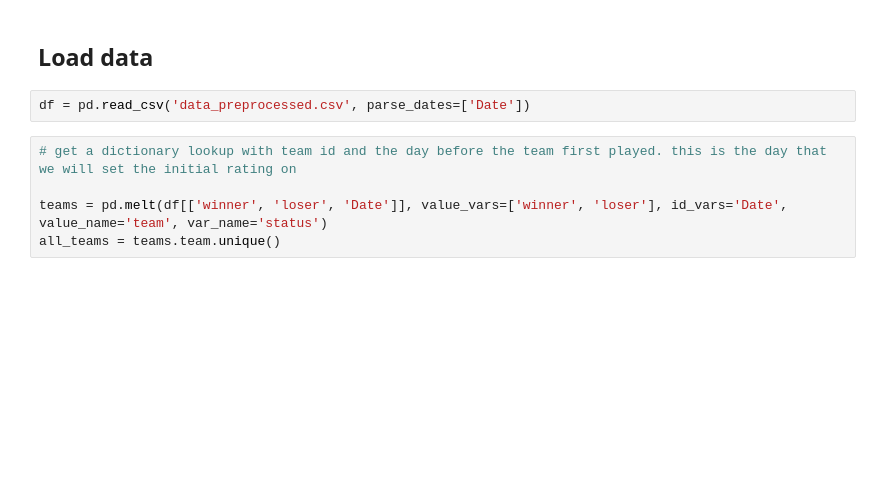
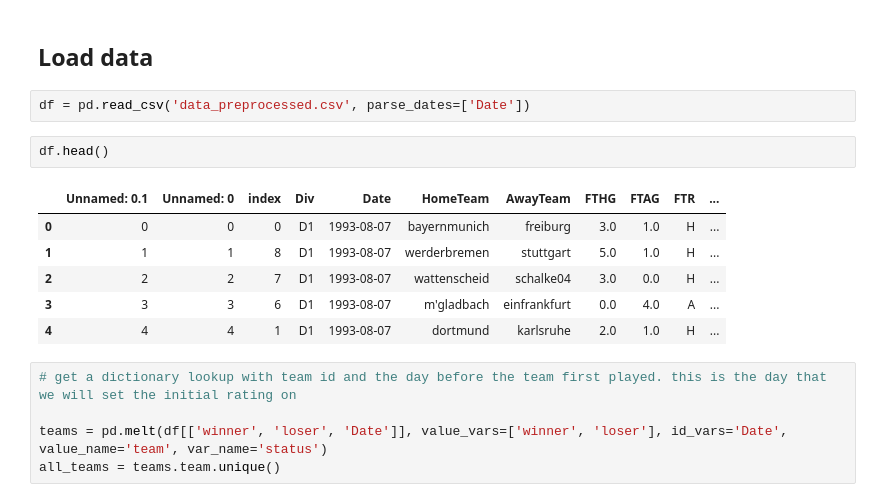
Before and after one commit to drdarina/datalift_workshop, a Jupyter notebook: workbook_elo.ipynb, the cells around one changed output. Saved outputs shown, nothing was run; the diff lists cells and outputs as text; blank space fills up the shorter version.

```diff
--- a/workbook_elo.ipynb
+++ b/workbook_elo.ipynb
@@ -24,6 +21,15 @@ plt.rcParams["figure.titlesize"] = 20
 ## Load data
 # %%
 df = pd.read_csv('data_preprocessed.csv', parse_dates=['Date'])
+# %%
+df.head()
+# %% [output]
+|  | Unnamed: 0.1 | Unnamed: 0 | index | Div | Date | HomeTeam | AwayTeam | FTHG | FTAG | FTR | ... |
+| 0 | 0 | 0 | 0 | D1 | 1993-08-07 | bayernmunich | freiburg | 3.0 | 1.0 | H | ... |
+| 1 | 1 | 1 | 8 | D1 | 1993-08-07 | werderbremen | stuttgart | 5.0 | 1.0 | H | ... |
+| 2 | 2 | 2 | 7 | D1 | 1993-08-07 | wattenscheid | schalke04 | 3.0 | 0.0 | H | ... |
+| 3 | 3 | 3 | 6 | D1 | 1993-08-07 | m'gladbach | einfrankfurt | 0.0 | 4.0 | A | ... |
+| 4 | 4 | 4 | 1 | D1 | 1993-08-07 | dortmund | karlsruhe | 2.0 | 1.0 | H | ... |
 # %%
 # get a dictionary lookup with team id and the day before the team first played. this is the day that we will set the initial rating on
 
```
Also changed, not shown: parts of 11 cells of this notebook, 3 other files.
